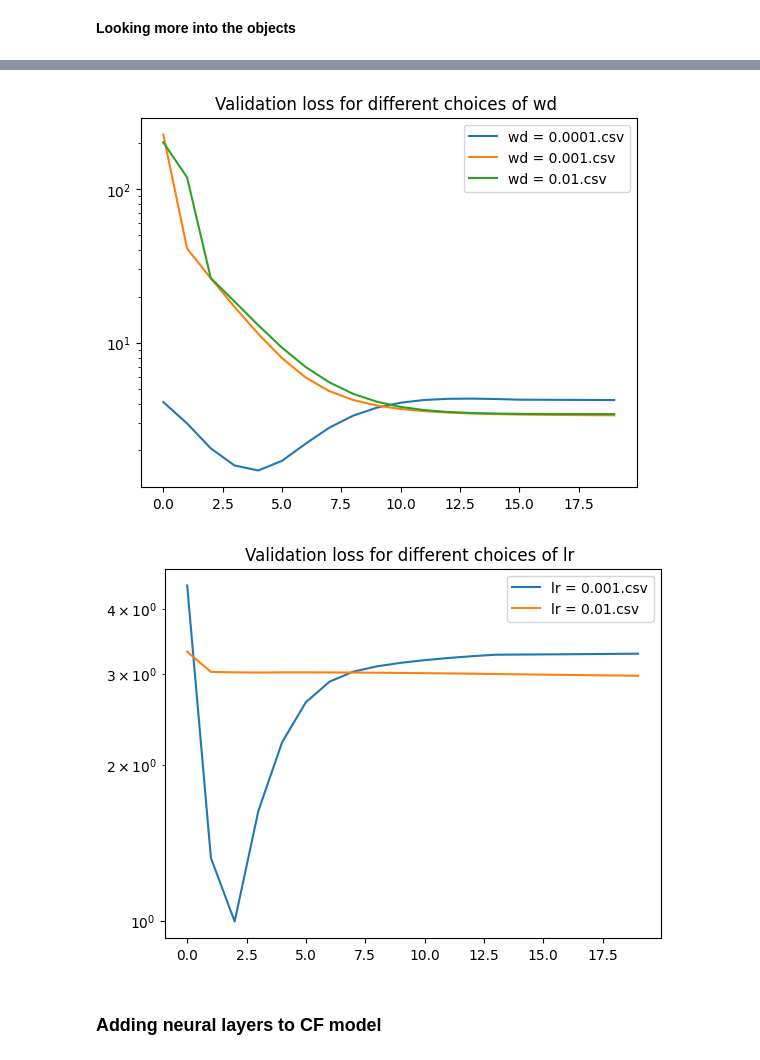
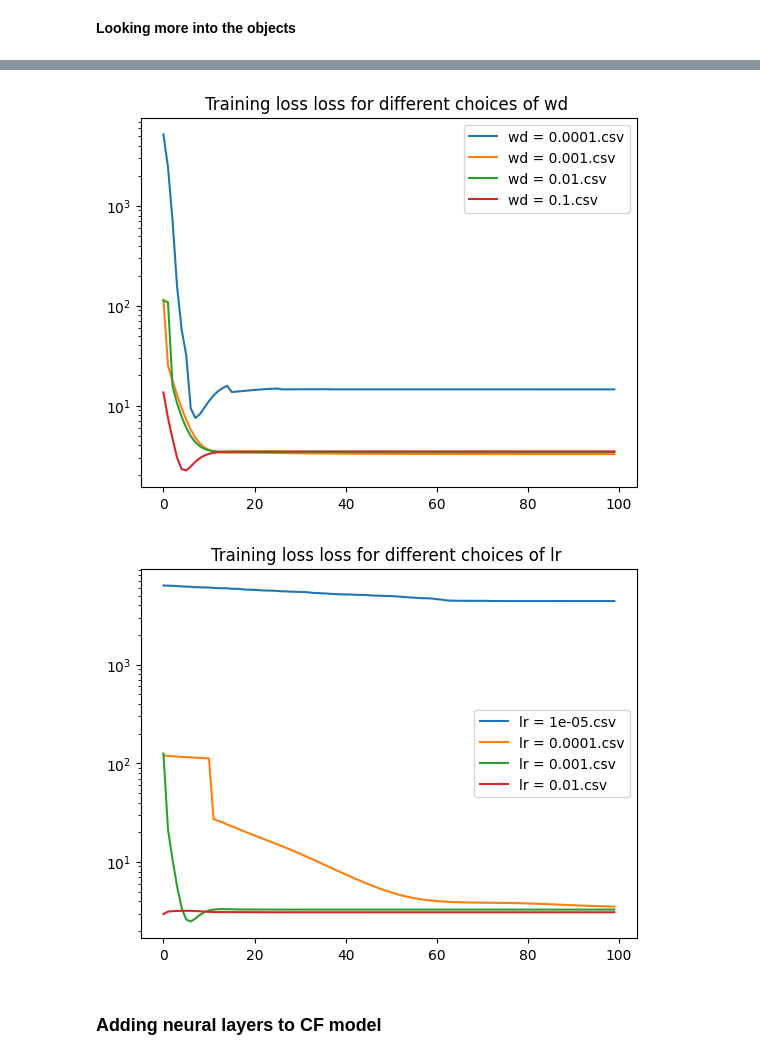
Before and after one commit to frederni/TMA4500-IndMat, a Jupyter notebook: predict_embedding.ipynb, the cells around one changed output, grey strips where cells are left out. Drawn from its saved outputs; the diff is of its cells as text; code cells hidden in the pictures.

Commit message:
add new results with 100 epochs

```diff
--- a/predict_embedding.ipynb
+++ b/predict_embedding.ipynb
@@ -560,18 +574,18 @@ def compare_hyperparameter_results(data: Iterable[str]):
                 functools.partial(plt.plot, res[1], label=setting)
             )
         else:
-            plt_calls[variable] = [functools.partial(plt.plot, res[1], label=setting)]
+            plt_calls[variable] = [functools.partial(plt.plot, res[0], label=setting)]
     for var, cmd_list in plt_calls.items():
         for cmd in cmd_list:
             cmd()  # plt.plot(...) for specific variable
         plt.legend()
         plt.yscale("log")
-        plt.title(f"Validation loss for different choices of {var}")
-        plt.savefig(f"hyperparams_{var}.pdf")
+        plt.title(f"Training loss loss for different choices of {var}")
+        plt.savefig(f"hyperparams_train_{var}.pdf")
         plt.show()
 
 
-files = [
+files_20epochs = [
     "results/2022.10.24.11.33/losses_emb_size = 10.csv",
     "results/2022.10.24.11.34/losses_emb_size = 100.csv",
     "results/2022.10.24.11.39/losses_emb_size = 500.csv",
@@ -582,5 +596,20 @@ files = [
     "results/2022.10.24.13.50/losses_lr = 0.001.csv",
     "results/2022.10.24.13.56/losses_lr = 0.01.csv",
 ]
+files = [
+    "results/2022.10.30.21.21/losses_emb_size = 10.csv",
+    "results/2022.10.30.21.23/losses_emb_size = 100.csv",
+    "results/2022.10.30.21.24/losses_emb_size = 500.csv",
+    "results/2022.10.30.21.26/losses_emb_size = 1000.csv",
+    "results/2022.10.30.21.32/losses_emb_size = 10000.csv",
+    "results/2022.10.30.21.33/losses_wd = 0.0001.csv",
+    "results/2022.10.30.21.34/losses_wd = 0.001.csv",
+    "results/2022.10.30.21.36/losses_wd = 0.01.csv",
+    "results/2022.10.30.21.37/losses_wd = 0.1.csv",
+    "results/2022.10.30.21.39/losses_lr = 1e-05.csv",
+    "results/2022.10.30.21.40/losses_lr = 0.0001.csv",
+    "results/2022.10.30.21.42/losses_lr = 0.001.csv",
+    "results/2022.10.30.21.43/losses_lr = 0.01.csv",
+]
 compare_hyperparameter_results(files)
 # %% [output]
@@ -588,5 +617,5 @@ compare_hyperparameter_results(files)
-[figure, old version]
+[figure, new version]
-[figure, old version]
+[figure, new version]
 # %% [markdown]
 ### Adding neural layers to CF model
 # %%
```
Also changed, not shown: parts of 4 cells of this notebook, 19 other files.
